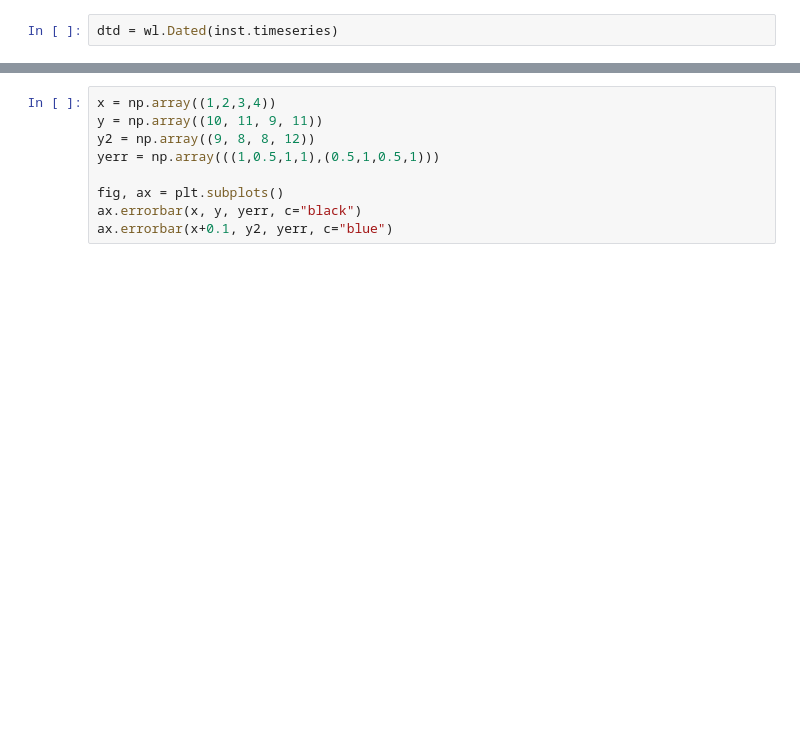
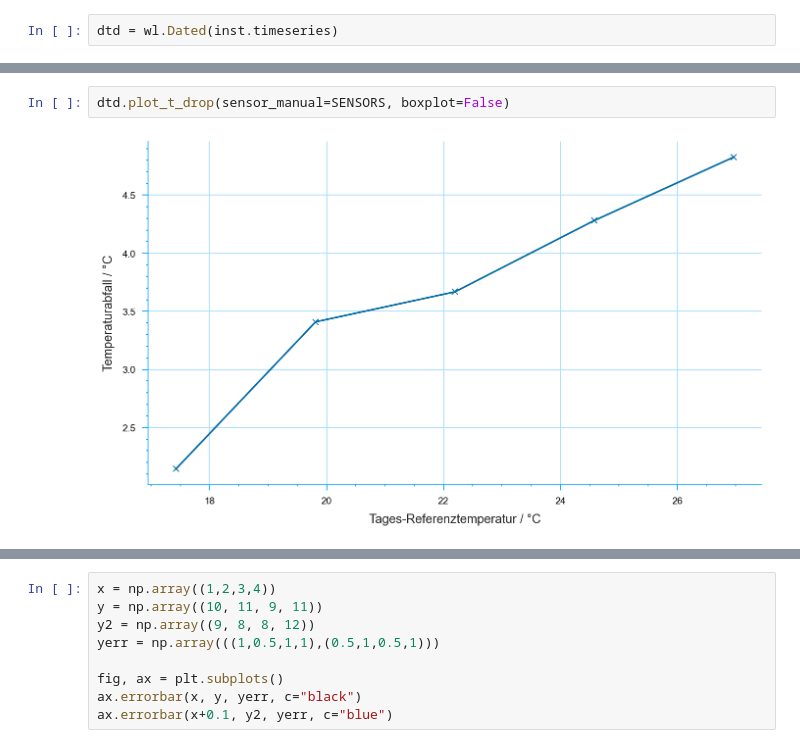
Before and after one commit to janjoch/kaltluftstrom, a Jupyter notebook: playground_development.ipynb, the cells around one changed output, grey strips where cells are left out. Drawn from its saved outputs; the diff is of its cells as text; blank space fills up the shorter version.

```diff
--- a/playground_development.ipynb
+++ b/playground_development.ipynb
@@ -59,0 +90,4 @@ dtd.assign_bins(("W6", "W7", "W8", "W9"))
+# %%
+dtd.plot_t_drop(sensor_manual=SENSORS, boxplot=False)
+# %% [output]
+[figure, added]
```
Also changed, not shown: parts of 36 cells of this notebook, 6 other files.
